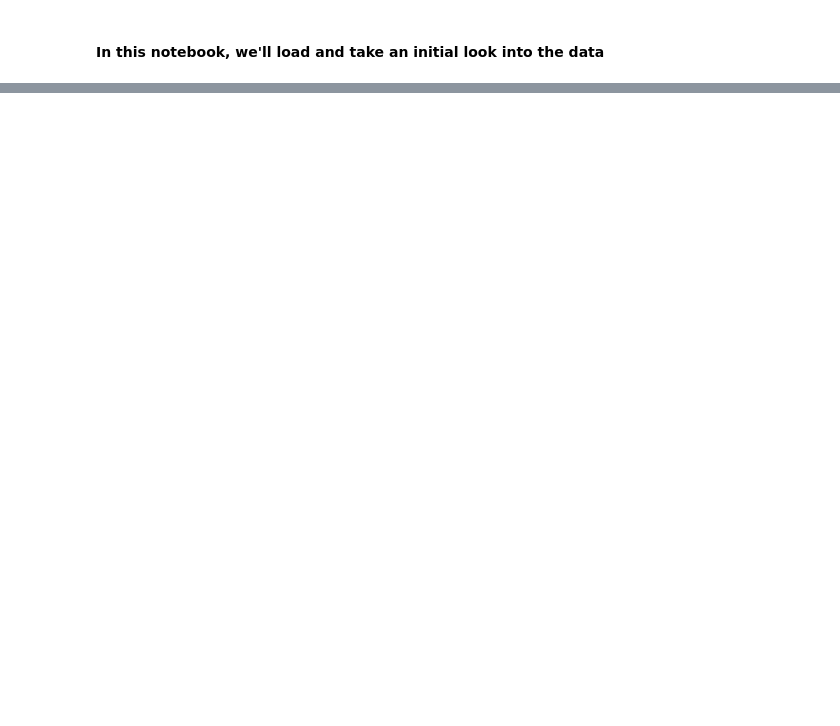
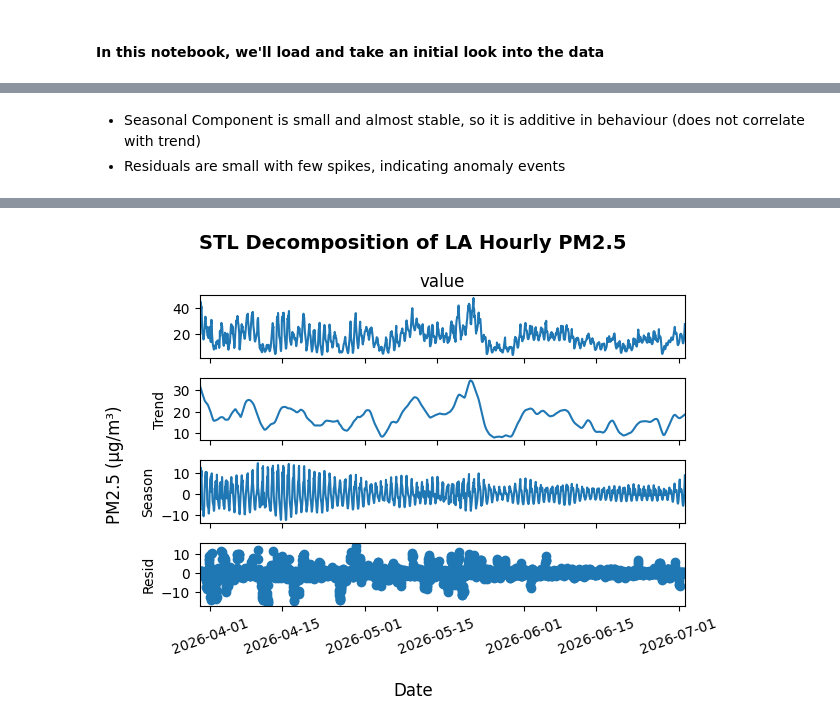
Before and after one commit to hanishavemireddy/air-quality-forecasting, a Jupyter notebook: notebooks/01_eda.ipynb, the cells around one changed output, grey strips where cells are left out. Cells and saved outputs as stored; diff of their text form; code cells hidden in the pictures; blank space fills up the shorter version.

```diff
--- a/notebooks/01_eda.ipynb
+++ b/notebooks/01_eda.ipynb
@@ -84,0 +309,18 @@ total hours returned: 2280
+# %% [markdown]
+- Seasonal Component is small and almost stable, so it is additive in behaviour (does not correlate with trend)
+- Residuals are small with few spikes, indicating anomaly events
+# %%
+## STL Decomposition for LA hourly data
+stl_la = seasonal.STL(la_hourly["value"].dropna(), period=24, robust=True)
+result_la = stl_la.fit()
+print(result_la.trend.head())
+
+fig = result_la.plot()
+fig.suptitle("STL Decomposition of LA Hourly PM2.5", fontsize=14, fontweight="bold")
+fig.supxlabel("Date")
+fig.supylabel("PM2.5 (µg/m³)")
+fig.axes[-1].tick_params(axis='x', rotation=20) #Flipping date labels for better visibility, and only the last subplot
+plt.tight_layout()
+plt.subplots_adjust
+plt.show()
+# %% [output]
@@ -84,0 +334 @@ total hours returned: 2280
+[figure, added]
```
Also changed, not shown: parts of 24 cells of this notebook.
